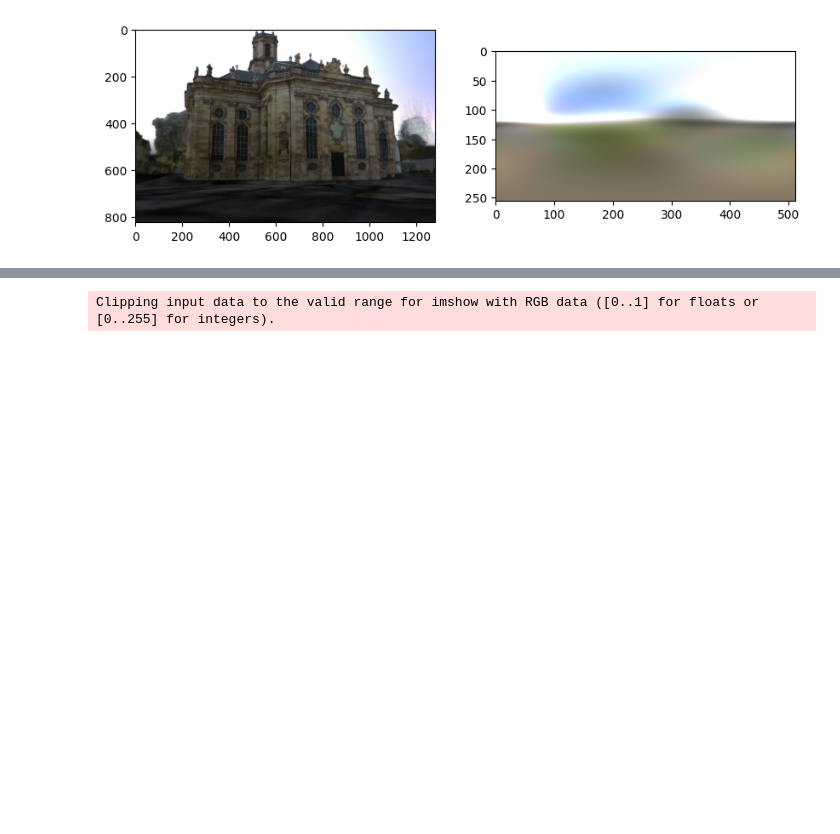
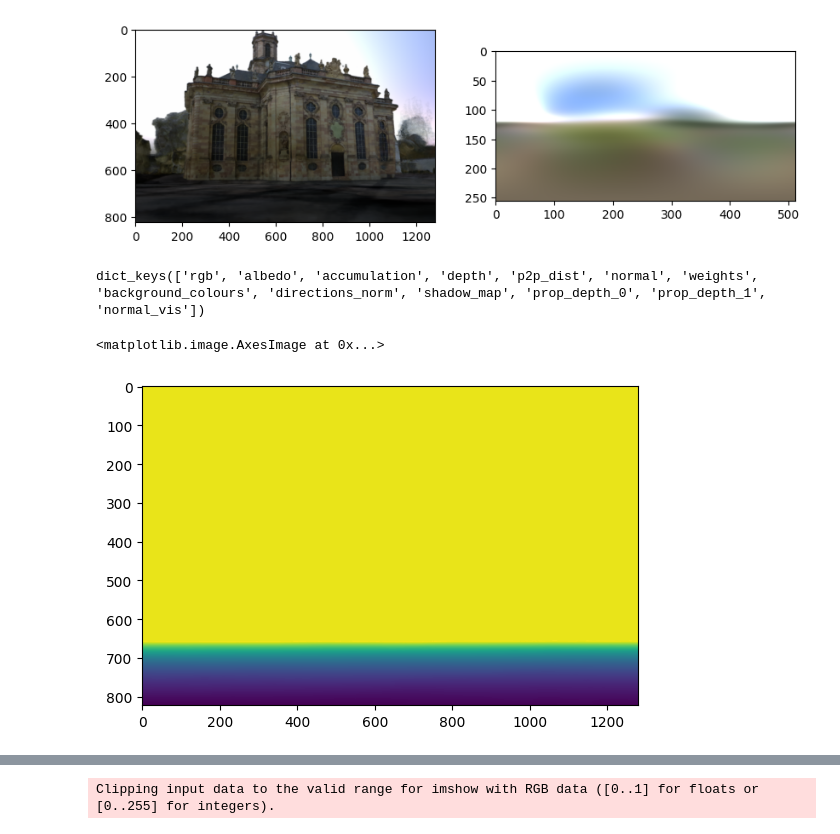
Before and after one commit to JADGardner/neusky, a Jupyter notebook: notebooks/visibility_render_reni_neus.ipynb, the cells around one changed output, grey strips where cells are left out. Drawn from its saved outputs; the diff is of its cells as text; code cells hidden in the pictures; blank space fills up the shorter version.

```diff
--- a/notebooks/visibility_render_reni_neus.ipynb
+++ b/notebooks/visibility_render_reni_neus.ipynb
@@ -119,3 +122,17 @@ Caching all 5 images.
 [interactive output not drawn]
 [interactive output not drawn]
 Model loaded
+# %%
+ray_bundle, batch = datamanager.fixed_indices_eval_dataloader.get_data_from_image_idx(3)
+model.config.fix_test_illumination_directions = True
+model.render_rgb = False
+model.render_accumulation = True
+model.render_depth = True
+model.render_normal = False
+model.render_albedo = False
+model.render_shadow_map = True
+model.render_shadow_map_static = True
+model.shadow_map_threshold.value = 0.2
+model.shadow_map_azimuth.value = 90.0
+model.shadow_map_elevation.value = 45.0
+outputs = model.get_outputs_for_camera_ray_bundle(ray_bundle, show_progress=True, rotation=None)
@@ -122,10 +143,17 @@ Model loaded
 # %%
 ray_bundle, batch = datamanager.fixed_indices_eval_dataloader.get_data_from_image_idx(3)
+model.config.use_visibility = True
+model.render_shadow_map = False
+model.visibility_threshold = 0.1
+model.shadow_map_threshold.value = 0.1
+model.config.fix_test_illumination_directions = True
+model.accumulation_mask_threshold.value = 0.7
+model.illumination_sampler.set_icosphere_order(5)
 model.render_illumination_animation(ray_bundle=ray_bundle,
                                     batch=None,
                                     num_frames=100,
                                     fps=20,
-                                    visibility_threshold=0.2,
+                                    visibility_threshold=0.1,
                                     output_path='/workspace/outputs/renders/')
 # %% [output]
 [interactive output not drawn]
@@ -188,8 +219,13 @@ plt.show()
 [interactive output not drawn]
 [figure]
 # %%
+model.config.use_visibility = True
+model.render_shadow_map = False
 model.visibility_threshold = 0.1
+model.shadow_map_threshold.value = 0.1
 model.config.fix_test_illumination_directions = True
+model.accumulation_mask_threshold.value = 0.7
+model.illumination_sampler.set_icosphere_order(5)
 R = rotation_matrix(axis=np.array([0, 1, 0]), angle=np.deg2rad(80))
 ray_bundle, batch = datamanager.fixed_indices_eval_dataloader.get_data_from_image_idx(3)
 outputs = model.get_outputs_for_camera_ray_bundle(ray_bundle, show_progress=True, rotation=R)
@@ -206,6 +242,15 @@ plt.show()
 [interactive output not drawn]
 [interactive output not drawn]
 [figure]
+# %%
+outputs.keys()
+# %% [output]
+dict_keys(['rgb', 'albedo', 'accumulation', 'depth', 'p2p_dist', 'normal', 'weights', 'background_colours', 'directions_norm', 'shadow_map', 'prop_depth_0', 'prop_depth_1', 'normal_vis'])
+# %%
+plt.imshow(outputs['depth'].cpu().detach().numpy())
+# %% [output]
+<matplotlib.image.AxesImage at 0x...>
+[figure, added]
 # %%
 # debugging nan values
 model.visibility_threshold = 0.1
```
Also changed, not shown: parts of 3 cells of this notebook, 5 other files.
